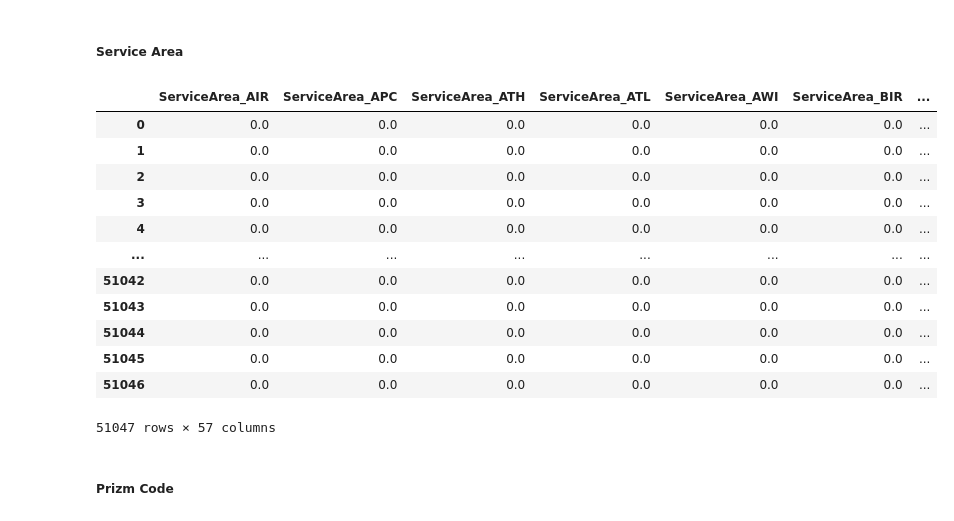
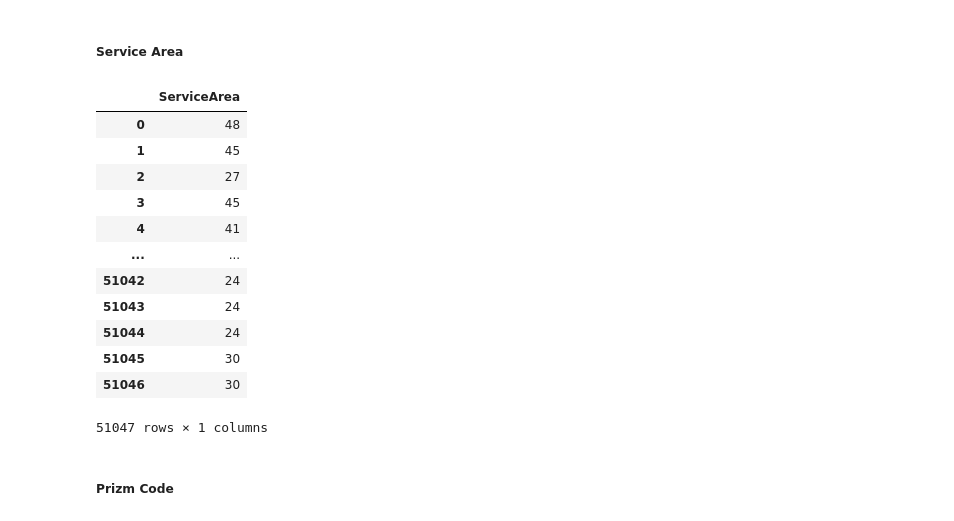
Before and after one commit to sthasubin429/slpt, a Jupyter notebook: src/telecom_churn.ipynb, the cells around one changed output. Saved outputs shown, nothing was run; the diff lists cells and outputs as text; code cells hidden in the pictures.

```diff
--- a/src/telecom_churn.ipynb
+++ b/src/telecom_churn.ipynb
@@ -423,27 +414,27 @@ def ohe_cat(ColName, df):
 # %% [markdown]
 ##### Service Area
 # %%
-data_fe['ServiceArea'] = data_fe.ServiceArea.str[:3]
-data_fe = ohe_cat('ServiceArea', data_fe)
+#data_fe['ServiceArea'] = data_fe.ServiceArea.str[:3]
+#data_fe = ohe_cat('ServiceArea', data_fe)
+#data_fe.filter(like='ServiceArea')
+
+le = LabelEncoder()
+data_fe["ServiceArea"] = le.fit_transform(data_fe.ServiceArea.str[:3])
 data_fe.filter(like='ServiceArea')
-
-# le = LabelEncoder()
-# data_fe["ServiceArea"] = le.fit_transform(data_fe.ServiceArea.str[:3])
-# data_fe.filter(like='ServiceArea')
 # %% [output]
-|  | ServiceArea_AIR | ServiceArea_APC | ServiceArea_ATH | ServiceArea_ATL | ServiceArea_AWI | ServiceArea_BIR | ... |
-| 0 | 0.0 | 0.0 | 0.0 | 0.0 | 0.0 | 0.0 | ... |
-| 1 | 0.0 | 0.0 | 0.0 | 0.0 | 0.0 | 0.0 | ... |
-| 2 | 0.0 | 0.0 | 0.0 | 0.0 | 0.0 | 0.0 | ... |
-| 3 | 0.0 | 0.0 | 0.0 | 0.0 | 0.0 | 0.0 | ... |
-| 4 | 0.0 | 0.0 | 0.0 | 0.0 | 0.0 | 0.0 | ... |
-| ... | ... | ... | ... | ... | ... | ... | ... |
-| 51042 | 0.0 | 0.0 | 0.0 | 0.0 | 0.0 | 0.0 | ... |
-| 51043 | 0.0 | 0.0 | 0.0 | 0.0 | 0.0 | 0.0 | ... |
-| 51044 | 0.0 | 0.0 | 0.0 | 0.0 | 0.0 | 0.0 | ... |
-| 51045 | 0.0 | 0.0 | 0.0 | 0.0 | 0.0 | 0.0 | ... |
-| 51046 | 0.0 | 0.0 | 0.0 | 0.0 | 0.0 | 0.0 | ... |
+|  | ServiceArea |
+| 0 | 48 |
+| 1 | 45 |
+| 2 | 27 |
+| 3 | 45 |
+| 4 | 41 |
+| ... | ... |
+| 51042 | 24 |
+| 51043 | 24 |
+| 51044 | 24 |
+| 51045 | 30 |
+| 51046 | 30 |
-51047 rows × 57 columns
+51047 rows × 1 columns
 # %% [markdown]
 ##### Prizm Code
 # %%
```
Also changed, not shown: parts of 35 cells of this notebook, 3 other files.
